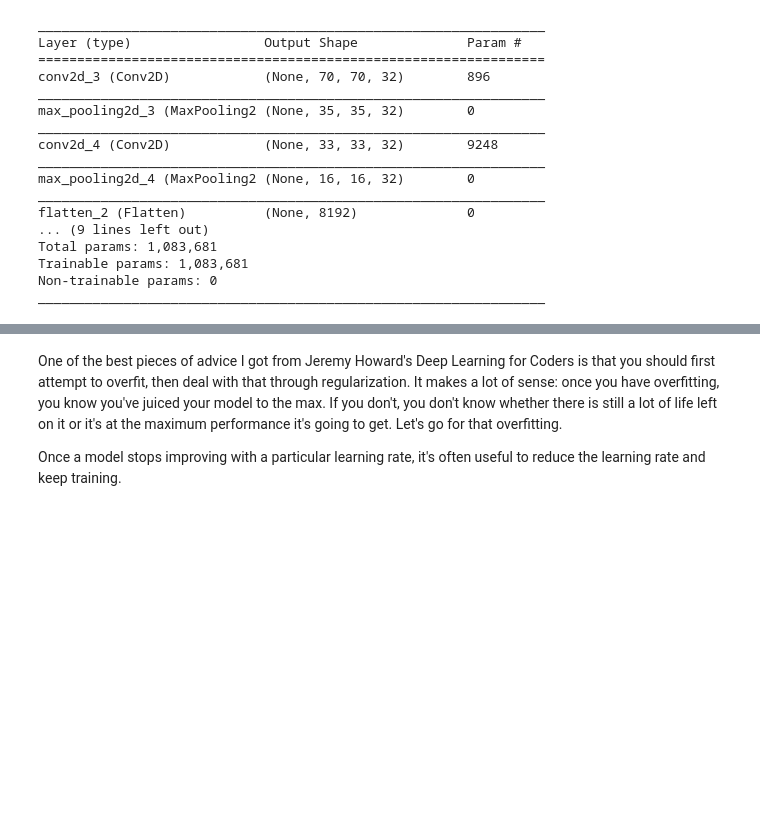
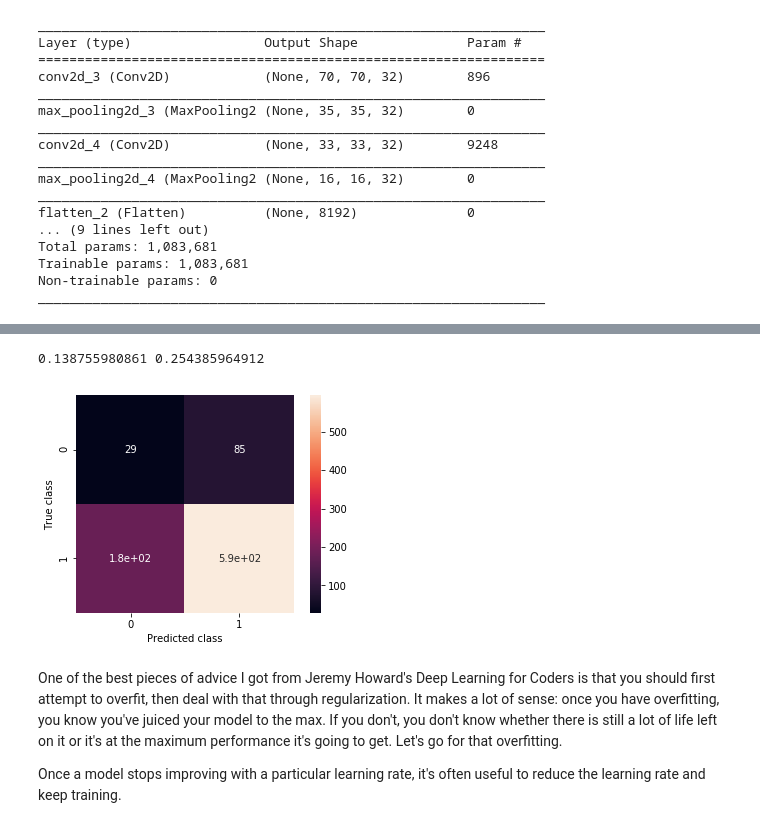
Before and after one commit to danimateos/hotdog-nohotdog, a Jupyter notebook: 04-Improving_our_thingy.ipynb, the cells around one changed output, grey strips where cells are left out. Cells and saved outputs as stored; diff of their text form; code cells hidden in the pictures; blank space fills up the shorter version.

```diff
--- a/04-Improving_our_thingy.ipynb
+++ b/04-Improving_our_thingy.ipynb
@@ -204,3 +214,9 @@ axes[1].legend()
+# %%
+ax, precision, recall = plot_confusion_matrix(my_3rd_cnn, validation_generator)
+print(precision, recall)
+# %% [output]
+0.138755980861 0.254385964912
+[figure, added]
 # %% [markdown]
 One of the best pieces of advice I got from Jeremy Howard's Deep Learning for Coders is that you should first attempt to overfit, then deal with that through regularization. It makes a lot of sense: once you have overfitting, you know you've juiced your model to the max. If you don't, you don't know whether there is still a lot of life left on it or it's at the maximum performance it's going to get. Let's go for that overfitting.
 
```
Also changed, not shown: parts of 9 cells of this notebook.
